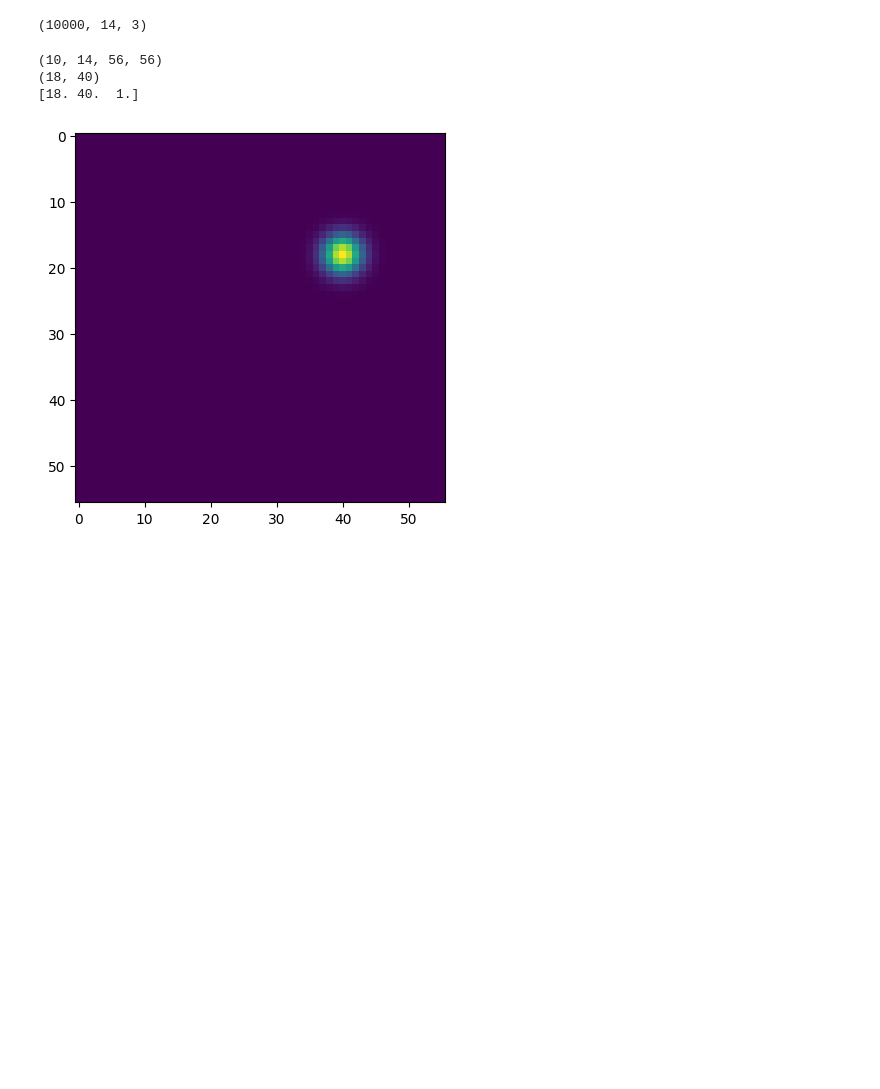
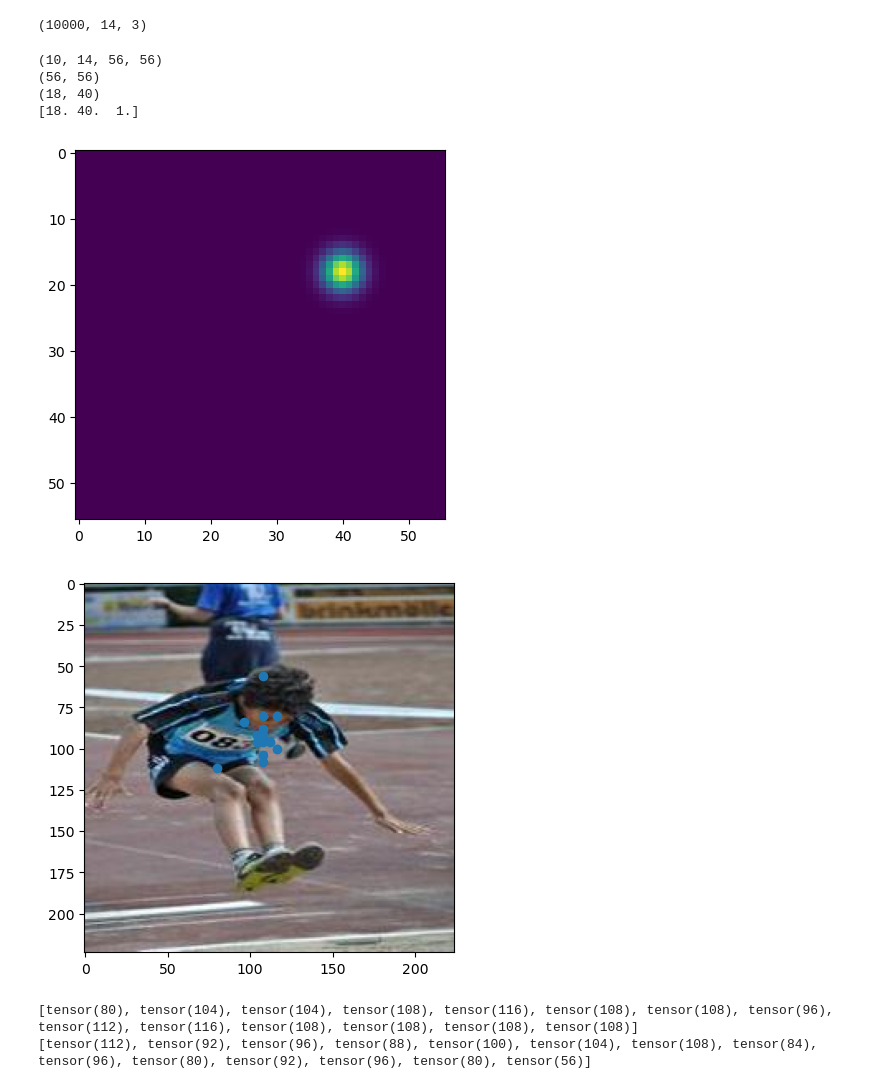
Before and after one commit to MaXerri/JointPoseEstimation, a Jupyter notebook: personal.ipynb, the cells around one changed output. Drawn from its saved outputs; the diff is of its cells as text; code cells hidden in the pictures; blank space fills up the shorter version.

Commit message:
added inference ability and displaying heatmaps in training. disabled softmax for experimenting

```diff
--- a/personal.ipynb
+++ b/personal.ipynb
@@ -49,15 +54,40 @@ heatmaps = generate_gaussian_heatmap(annot_resize[0:10],(56,56),2)
 print(heatmaps.shape)
 # heatmaps_down = upsample_heatmap(heatmaps, (56,56))
 plt.imshow(heatmaps[0][2])
+print(heatmaps[0][2].shape)
 z = np.unravel_index(heatmaps[0,2,:,:].argmax(), heatmaps[0,2,:,:].shape)
 print(z)
 print(annot_resize[0,2,:])
 # %% [output]
 (10, 14, 56, 56)
+(56, 56)
 (18, 40)
 [18. 40.  1.]
-[figure, old version]
+[figure, new version]
 # %%
 model = TransformerPoseModel(2)
 optimizer = optim.Adam(model.parameters(), lr=0.001)
 loss_func = JointsMSELoss()
+# %%
+def test_plot():
+  im = torchvision.io.read_image('/Users/richardpignatiello/repos/4701/JointPoseEstimation/data/lsp/images224/resized_im00004.jpg')
+  im = torch.unsqueeze(im, 0)
+
+  joints = model(im, False)
+  joints = joints.squeeze()
+  im = im.squeeze()
+  x = []
+  y = []
+  for joint in joints:
+    # print(f"max: {(joint==torch.max(joint)).nonzero()}")
+    coor = (joint==torch.max(joint)).nonzero()
+    x.append(coor[0][0] * 4)
+    y.append(coor[0][1] * 4)
+  plot_with_joints_r(im, x, y)
+  print(x)
+  print(y)
+test_plot()
+# %% [output]
+[figure, added]
+[tensor(80), tensor(104), tensor(104), tensor(108), tensor(116), tensor(108), tensor(108), tensor(96), tensor(112), tensor(116), tensor(108), tensor(108), tensor(108), tensor(108)]
+[tensor(112), tensor(92), tensor(96), tensor(88), tensor(100), tensor(104), tensor(108), tensor(84), tensor(96), tensor(80), tensor(92), tensor(96), tensor(80), tensor(56)]
```
Also changed, not shown: parts of 4 cells of this notebook, 6 other files.
